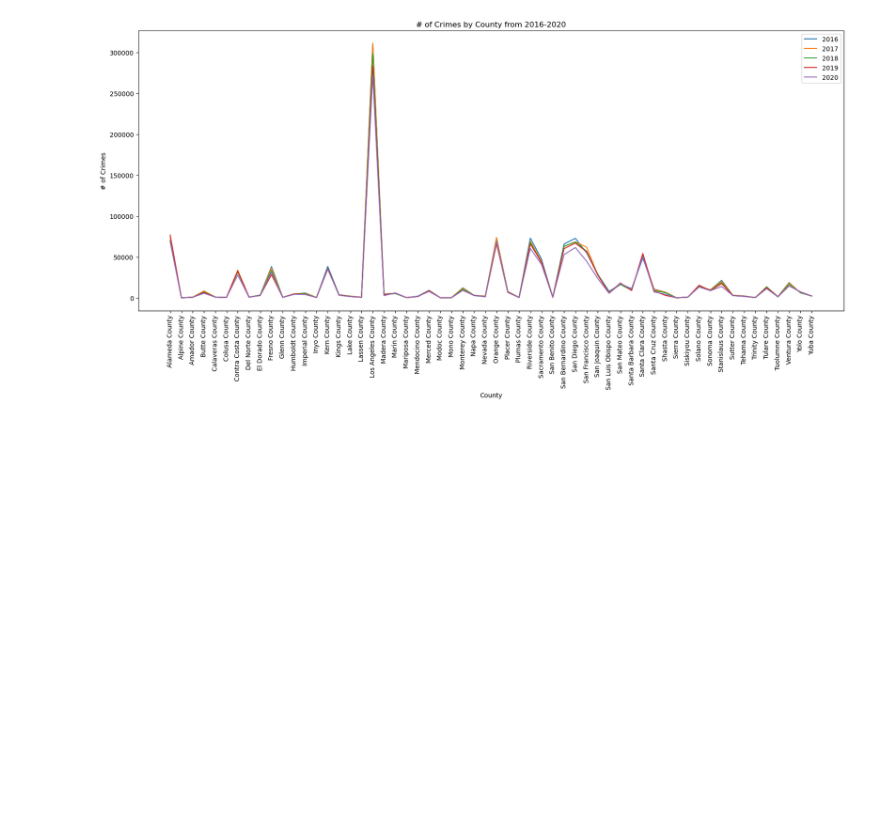
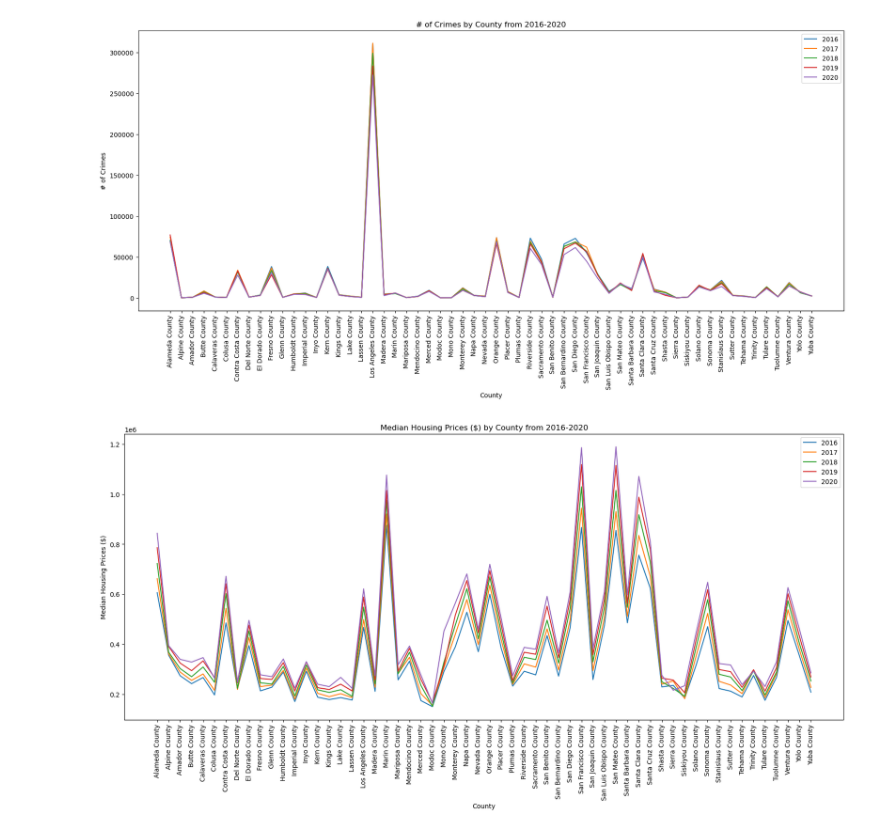
Before and after one commit to jowsik/Project1, a Jupyter notebook: cleaned_merged_df.ipynb, the cells around one changed output. Saved outputs shown, nothing was run; the diff lists cells and outputs as text; code cells hidden in the pictures; blank space fills up the shorter version.

Commit message:
add updated housing & merged file

```diff
--- a/cleaned_merged_df.ipynb
+++ b/cleaned_merged_df.ipynb
@@ -78,7 +78,7 @@ crime_df.head()
 | 4 | Calaveras County | 834.0 | 998.0 | 1057.0 | 983.0 | 924.0 | 38.183900 | -120.561442 | 45307.0 | ... |
 # %%
 #merge housing data to crime table
-crime_df = crime_df.merge(housing_df,how="left",left_on="County",right_on="CTYNAME")
+crime_df = crime_df.merge(housing_df,how="left",left_on="County",right_on="index").drop(columns={'index'})
 crime_df.head()
 # %% [output]
 |  | County | 2016 | 2017 | 2018 | 2019 | 2020 | Latitude | Longitude | Population 2016 | ... |
@@ -116,2 +116,14 @@ plt.savefig("# of Crimes by County from 2017-2020.png")
 # %% [output]
 [figure]
+# %%
+#create line graph based on median housing price by county
+crime_df.plot(kind="line",x='County',
+              y=['2016 Median Housing','2017 Median Housing','2018 Median Housing','2019 Median Housing','2020 Median Housing'],
+              label=["2016","2017","2018","2019","2020"],
+              figsize=(20,8))
+plt.title("Median Housing Prices ($) by County from 2016-2020")
+plt.ylabel("Median Housing Prices ($)")
+plt.xticks(crime_df.index,crime_df['County'],rotation=90)
+plt.savefig("Median Housing Prices by County from 2016-2020.png")
+# %% [output]
+[figure, added]
```
Also changed, not shown: parts of 4 cells of this notebook, 11 other files.
